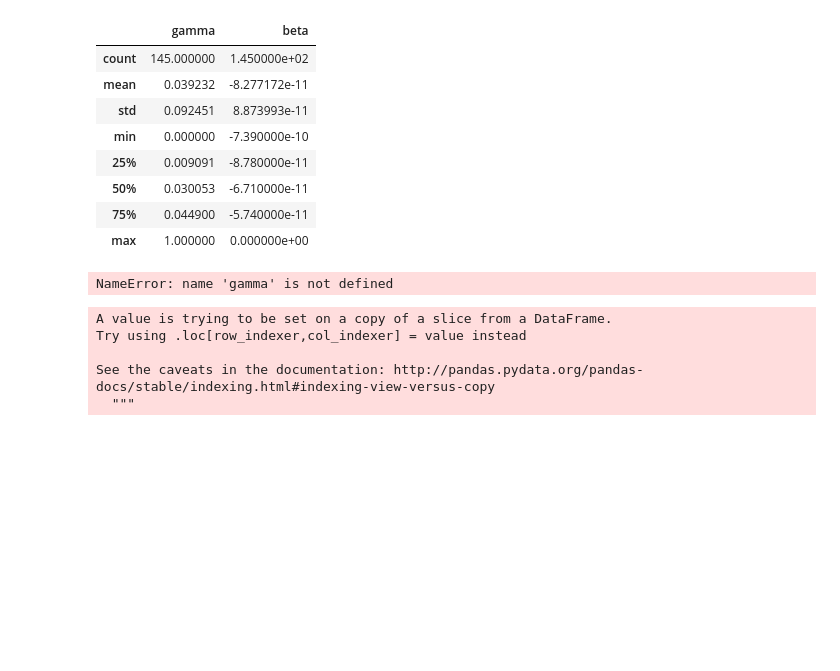
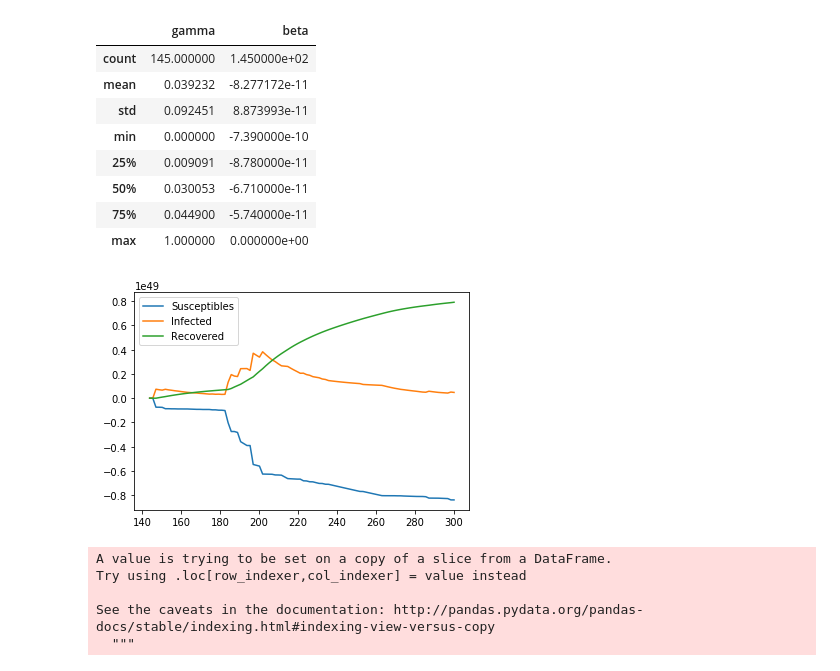
Before and after one commit to sushanth1999/BTP, a Jupyter notebook: BTP_1.2/sir_jp.ipynb, the cells around one changed output. Cells and saved outputs as stored; diff of their text form; code cells hidden in the pictures; blank space fills up the shorter version.

```diff
--- a/BTP_1.2/sir_jp.ipynb
+++ b/BTP_1.2/sir_jp.ipynb
@@ -49,4 +47,6 @@ beta = -8.277172e-11
 # %%
+beta = -8.277172e-11
+gamma = 0.039232
 # -*- coding: utf-8 -*-
 """
 Created on Tue Jun 30 00:07:09 2020
@@ -160,34 +160,34 @@ class SIR:
 
     def __call__(self, u, t):
 
 
         S, I, _ = u
 
         return np.asarray([
                 -int(multiply(str(self.beta(t)),multiply(str(S),str(I)))), # Susceptibles
                 int(multiply(str(self.beta(t)),multiply(str(S),str(I)))) - self.nu(t)*I, # Infected
                 self.nu(t)*I # Recovered
         ])
 
 if __name__ == "__main__":
 
     beta = lambda t: 0.0005 if t <=10 else 0.0001
 
     sir = SIR(gamma, beta, 1380051913, 1, 0)
     solver = ForwardEuler(sir)
     solver.set_initial_conditions(sir.initial_conditions)
 
 
     time_steps = np.linspace(144,300, 98)
     u, t = solver.solve(time_steps)
 
     plt.plot(t, u[:, 0], label="Susceptibles")
     plt.plot(t, u[:, 1], label="Infected")
     plt.plot(t, u[:, 2], label="Recovered")
     plt.legend()
     plt.show()
 # %% [output]
-NameError: name 'gamma' is not defined
+[figure, added]
 # %%
 a = []
 for i in range(1,146):
```
Also changed, not shown: parts of 2 cells of this notebook.
